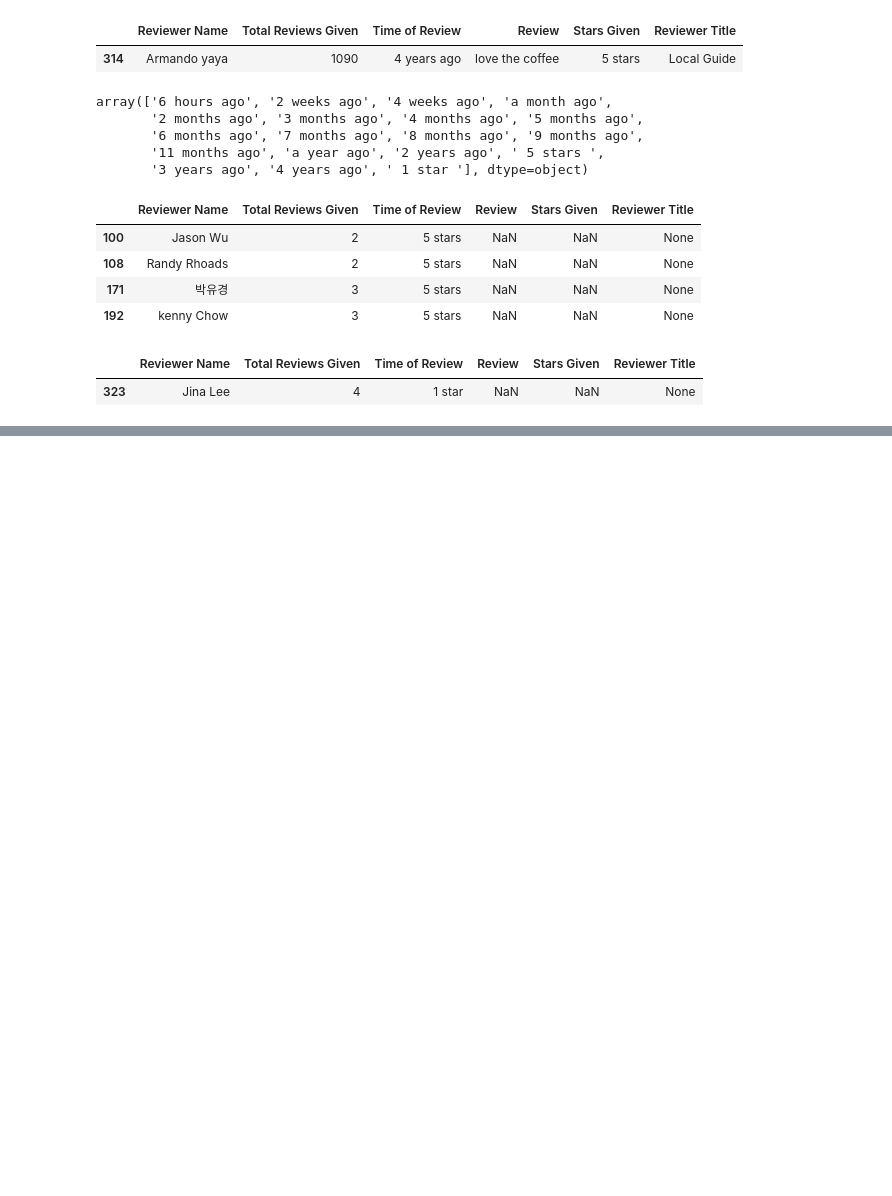
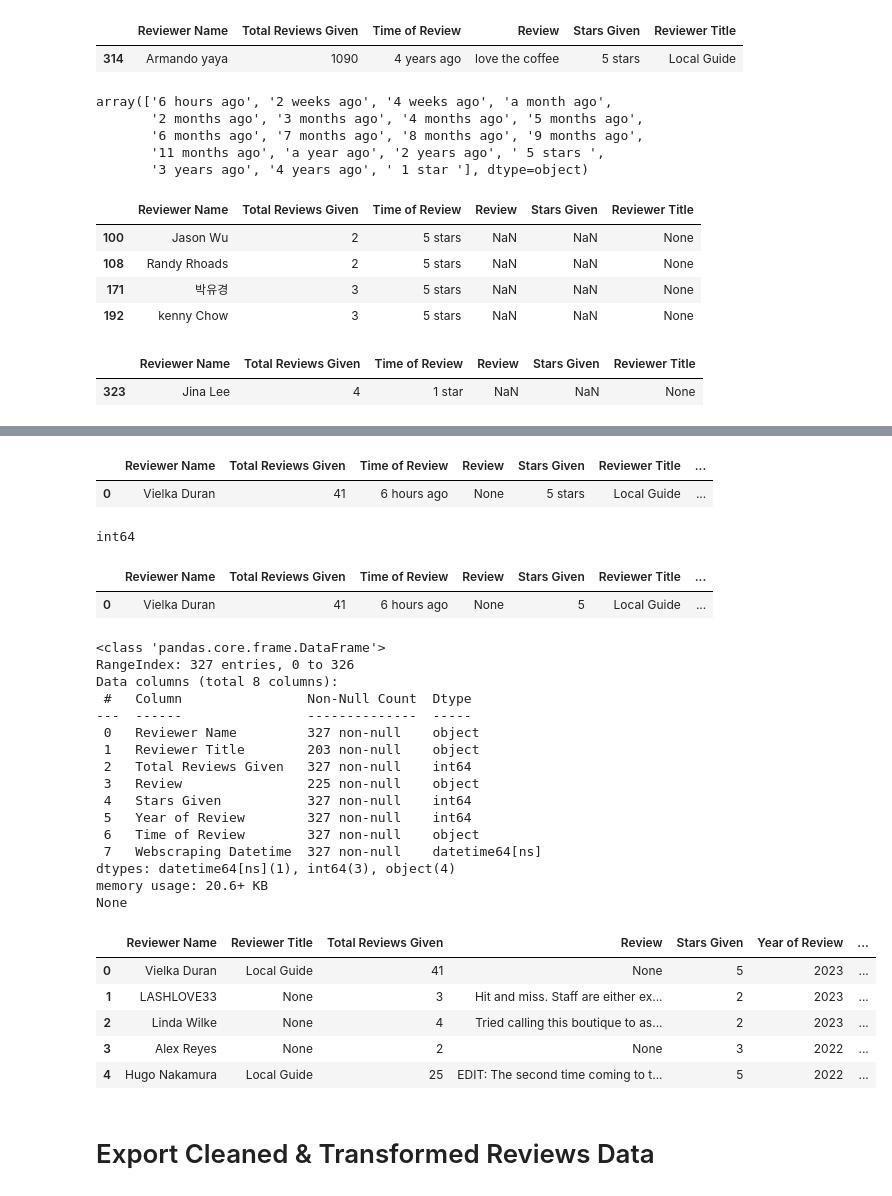
Before and after one commit to kjeshang/NespressoMetropolisCustomerReviewAnalysis, a Jupyter notebook: 2_DataCleaning.ipynb, the cells around one changed output, grey strips where cells are left out. Cells and saved outputs as stored; diff of their text form; code cells hidden in the pictures; blank space fills up the shorter version.

```diff
--- a/2_DataCleaning.ipynb
+++ b/2_DataCleaning.ipynb
@@ -221,0 +279,69 @@ display(dfCleaned_reviews[dfCleaned_reviews['Time of Review'] == ' 1 star '])
+# %%
+# Clean values in 'Review' column such that values showing "Response from the owner"
+# and null values are accomodated for
+def clean_reviews(df):
+    for i in df[df['Review'].isnull()].index.tolist():
+        df.loc[i, 'Review'] = None;
+
+    for i in df.index:
+        if df.loc[i, 'Review'] is not None:
+            if 'Response from the owner' in df.loc[i, 'Review']:
+                df.loc[i, 'Review'] = None;
+
+    return df;
+
+dfCleaned_reviews = clean_reviews(dfCleaned_reviews);
+dfCleaned_reviews.head(1)
+# %% [output]
+|  | Reviewer Name | Total Reviews Given | Time of Review | Review | Stars Given | Reviewer Title | ... |
+| 0 | Vielka Duran | 41 | 6 hours ago | None | 5 stars | Local Guide | ... |
+# %%
+# Clean 'Stars Given' column and change data type of column to numeric
+dfCleaned_reviews['Stars Given'] = dfCleaned_reviews['Stars Given'].apply(lambda x: x.strip().split(" ")[0]);
+dfCleaned_reviews['Stars Given'] = pd.to_numeric(dfCleaned_reviews['Stars Given']);
+print(dfCleaned_reviews['Stars Given'].dtype);
+dfCleaned_reviews.head(1)
+# %% [output]
+int64
+|  | Reviewer Name | Total Reviews Given | Time of Review | Review | Stars Given | Reviewer Title | ... |
+| 0 | Vielka Duran | 41 | 6 hours ago | None | 5 | Local Guide | ... |
+# %%
+# Reorder columns of reviews dataframe
+dfCleaned_reviews = dfCleaned_reviews[[
+    'Reviewer Name',
+    'Reviewer Title',
+    'Total Reviews Given',
+    'Review',
+    'Stars Given',
+    'Year of Review',
+    'Time of Review',
+    'Webscraping Datetime'
+]];
+
+print(dfCleaned_reviews.info());
+dfCleaned_reviews.head()
+# %% [output]
+<class 'pandas.core.frame.DataFrame'>
+RangeIndex: 327 entries, 0 to 326
+Data columns (total 8 columns):
+ #   Column                Non-Null Count  Dtype
+---  ------                --------------  -----
+ 0   Reviewer Name         327 non-null    object
+ 1   Reviewer Title        203 non-null    object
+ 2   Total Reviews Given   327 non-null    int64
+ 3   Review                225 non-null    object
+ 4   Stars Given           327 non-null    int64
+ 5   Year of Review        327 non-null    int64
+ 6   Time of Review        327 non-null    object
+ 7   Webscraping Datetime  327 non-null    datetime64[ns]
+dtypes: datetime64[ns](1), int64(3), object(4)
+memory usage: 20.6+ KB
+None
+|  | Reviewer Name | Reviewer Title | Total Reviews Given | Review | Stars Given | Year of Review | ... |
+| 0 | Vielka Duran | Local Guide | 41 | None | 5 | 2023 | ... |
+| 1 | LASHLOVE33 | None | 3 | Hit and miss. Staff are either ex... | 2 | 2023 | ... |
+| 2 | Linda Wilke | None | 4 | Tried calling this boutique to as... | 2 | 2023 | ... |
+| 3 | Alex Reyes | None | 2 | None | 3 | 2022 | ... |
+| 4 | Hugo Nakamura | Local Guide | 25 | EDIT: The second time coming to t... | 5 | 2022 | ... |
+# %% [markdown]
+# Export Cleaned & Transformed Reviews Data
```
Also changed, not shown: parts of 10 cells of this notebook, 1 other file.
